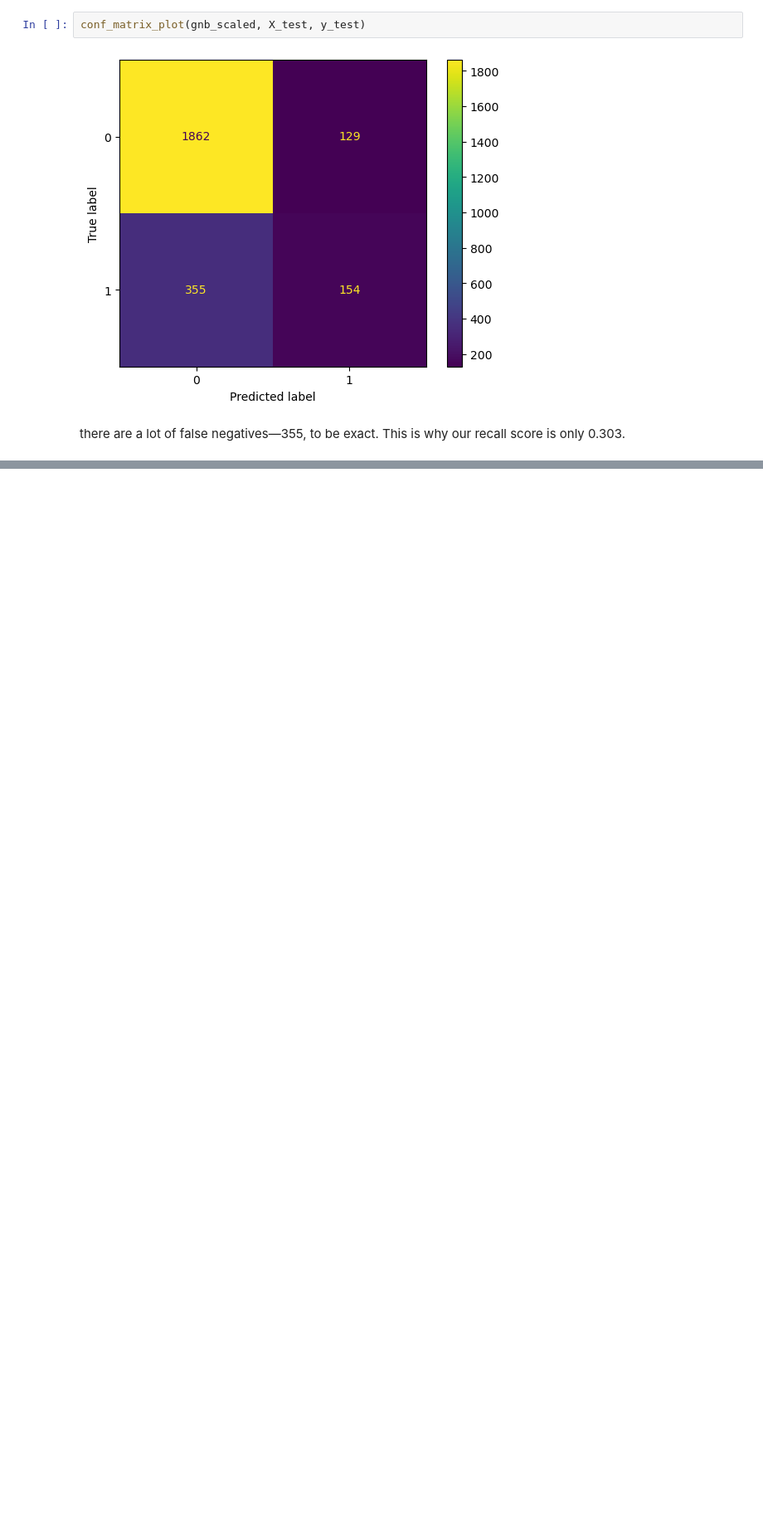
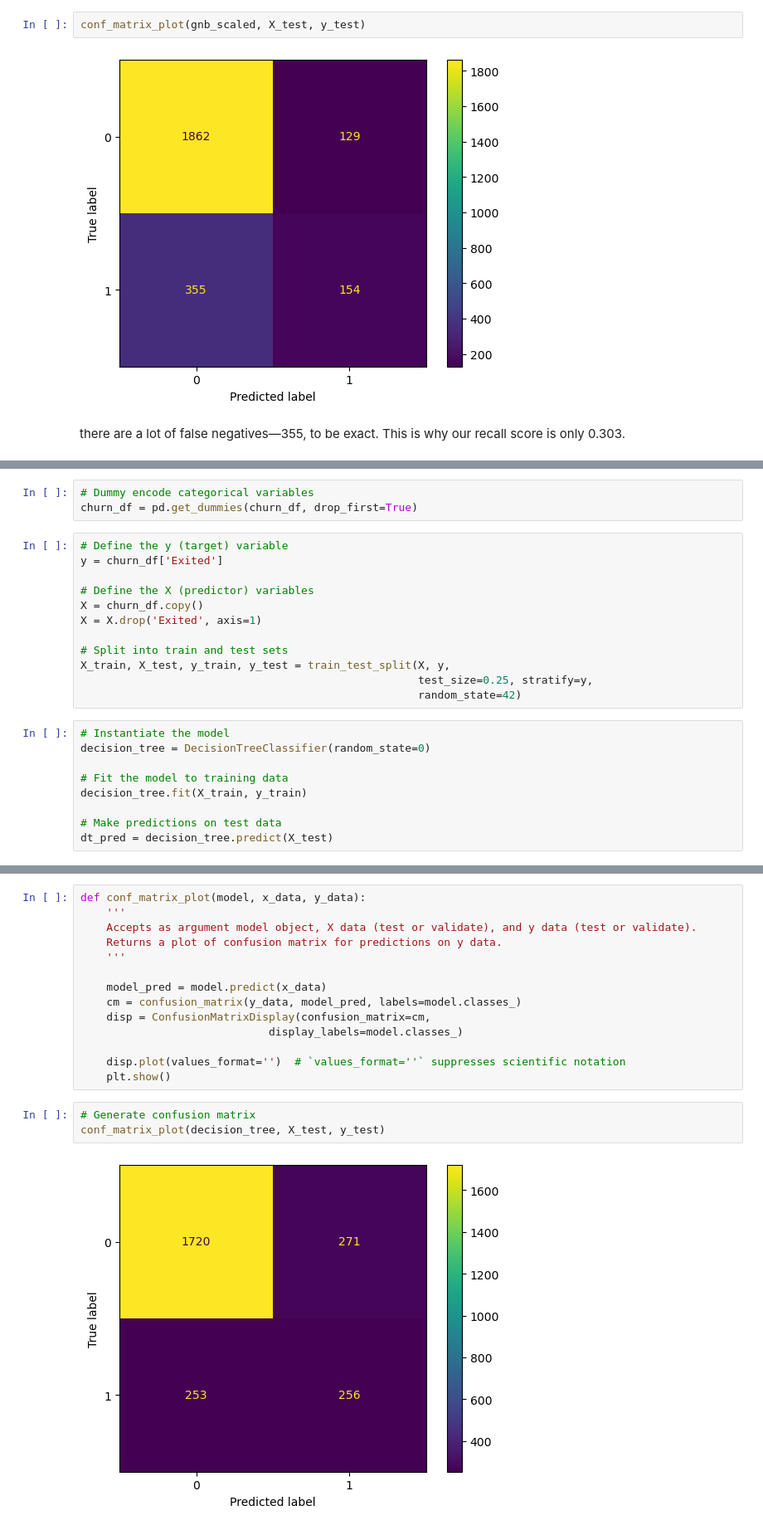
Before and after one commit to abhi-4518/Data-Science, a Jupyter notebook: machine_learning_models/company_churn_ml_model.ipynb, the cells around one changed output, grey strips where cells are left out. Shown: that part at 83% size. Drawn from its saved outputs; the diff is of its cells as text; blank space fills up the shorter version.

```diff
--- a/machine_learning_models/company_churn_ml_model.ipynb
+++ b/machine_learning_models/company_churn_ml_model.ipynb
@@ -257,0 +299,24 @@ there are a lot of false negatives—355, to be exact. This is why our recall sc
+# %%
+# Dummy encode categorical variables
+churn_df = pd.get_dummies(churn_df, drop_first=True)
+# %%
+# Define the y (target) variable
+y = churn_df['Exited']
+
+# Define the X (predictor) variables
+X = churn_df.copy()
+X = X.drop('Exited', axis=1)
+
+# Split into train and test sets
+X_train, X_test, y_train, y_test = train_test_split(X, y,
+                                                    test_size=0.25, stratify=y,
+                                                    random_state=42)
+# %%
+# Instantiate the model
+decision_tree = DecisionTreeClassifier(random_state=0)
+
+# Fit the model to training data
+decision_tree.fit(X_train, y_train)
+
+# Make predictions on test data
+dt_pred = decision_tree.predict(X_test)
@@ -257,0 +340,19 @@ there are a lot of false negatives—355, to be exact. This is why our recall sc
+# %%
+def conf_matrix_plot(model, x_data, y_data):
+    '''
+    Accepts as argument model object, X data (test or validate), and y data (test or validate).
+    Returns a plot of confusion matrix for predictions on y data.
+    '''
+
+    model_pred = model.predict(x_data)
+    cm = confusion_matrix(y_data, model_pred, labels=model.classes_)
+    disp = ConfusionMatrixDisplay(confusion_matrix=cm,
+                             display_labels=model.classes_)
+
+    disp.plot(values_format='')  # `values_format=''` suppresses scientific notation
+    plt.show()
+# %%
+# Generate confusion matrix
+conf_matrix_plot(decision_tree, X_test, y_test)
+# %% [output]
+[figure, added]
```
Also changed, not shown: parts of 25 cells of this notebook.
